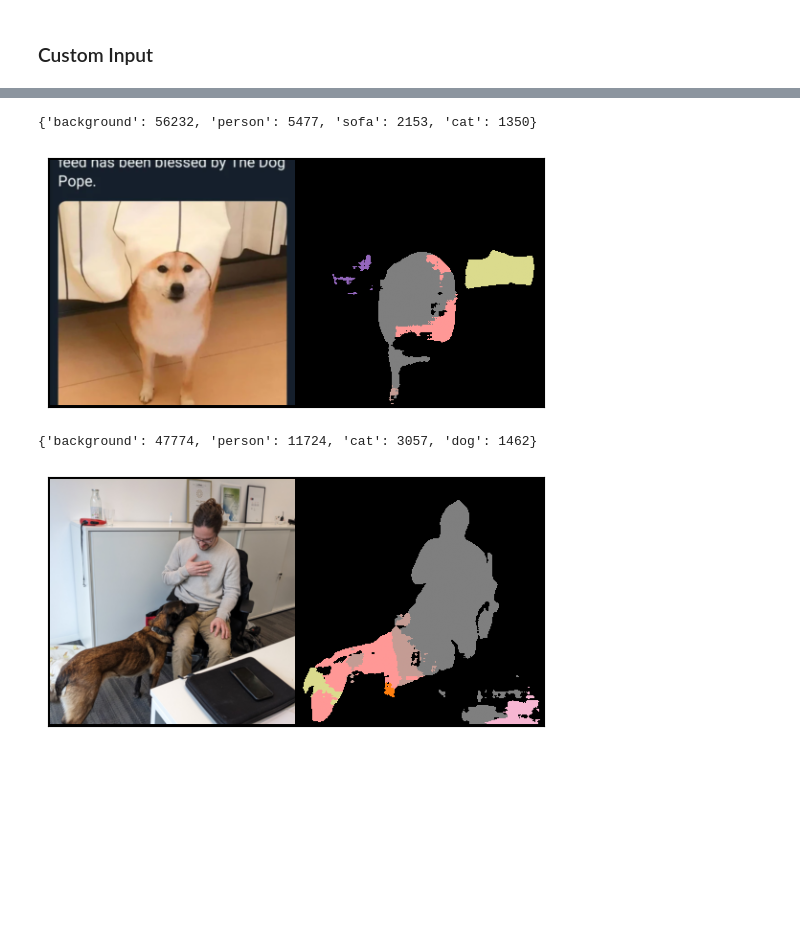
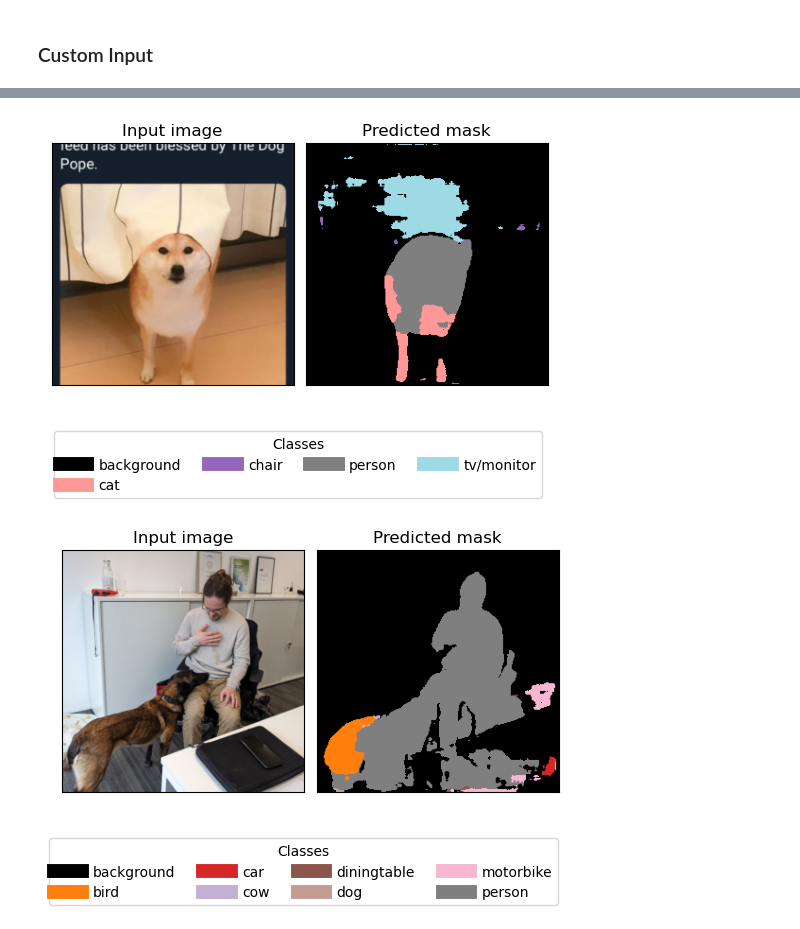
Before and after one commit to akors/dogunet, a Jupyter notebook: nb/dogunet-analyze.ipynb, the cells around one changed output, grey strips where cells are left out. Saved outputs shown, nothing was run; the diff lists cells and outputs as text; code cells hidden in the pictures; blank space fills up the shorter version.

Commit message:
visualize: Rework plot_prediction_comparison
Now properly works with matplotlib figures

```diff
--- a/nb/dogunet-analyze.ipynb
+++ b/nb/dogunet-analyze.ipynb
@@ -92,2 +97,5 @@ model = model_from_checkpoint("../checkpoints/dogunet_aug1_ce.chpt.pt")
+# %%
+#model = model_from_checkpoint("../checkpoints/dogunet_f64_ce_aug2_lr1e-4.chpt500.pt")
+model = model_from_checkpoint("../checkpoints/dogunet_f64_ce_aug2_lr1e-4.chpt1000.pt")
 # %% [markdown]
 ## Predictions
@@ -157,3 +198,30 @@ def infer_imgfile(path: str, model=model):
     top_k_classpixels = topclass_dict(pred_amax)
 
     return p, top_k_classpixels
+# %%
+def infer_imgfile(path: str, model=model, fig=None):
+    # get current figure if it was not provided
+    fig = fig if fig else plt.gcf()
+
+    with Image.open(path) as imgfile:
+        img = tr_inf(imgfile)
+
+    with torch.no_grad():
+        pred = model(img.unsqueeze(0).to(device))
+        pred = pred.to(device='cpu')
+        pred_amax = torch.argmax(pred.squeeze(0), dim=0)
+
+    # get all unique classes in prediction
+    show_classes = set((t.item() for t in pred_amax.unique()))
+
+    _, axs = visualize.plot_prediction_comparison(
+        img=tr_img_inv(img),
+        prediction_mask=pred_amax,
+        fig=fig
+    )
+    visualize.make_colormap_legend(
+        ax=plt.gca(), fig=fig,
+        cmap=visualize.cm_tab21,
+        class_names=datasets.CLASSNAMES.values(),
+        only_classes=show_classes
+    )
@@ -160,13 +234,9 @@ def infer_imgfile(path: str, model=model):
 # %%
-comp_img, classes = infer_imgfile(dataroot + "/mysamples/dogpope.jpg")
-classes
+infer_imgfile(dataroot + "/mysamples/dogpope.jpg")
 # %% [output]
-{'background': 56232, 'person': 5477, 'sofa': 2153, 'cat': 1350}
-[figure, old version]
+[figure, new version]
 # %%
-comp_img, classes = infer_imgfile(dataroot + "/mysamples/nelly1.jpg")
-classes
+infer_imgfile(dataroot + "/mysamples/nelly1.jpg")
 # %% [output]
-{'background': 47774, 'person': 11724, 'cat': 3057, 'dog': 1462}
-[figure, old version]
+[figure, new version]
 # %%
```
Also changed, not shown: parts of 20 cells of this notebook, 1 other file.
